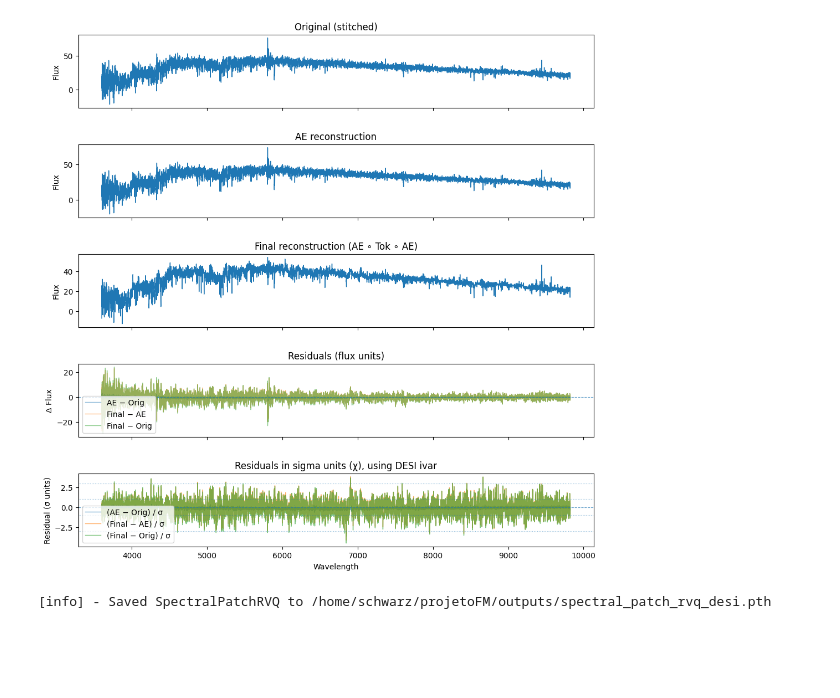
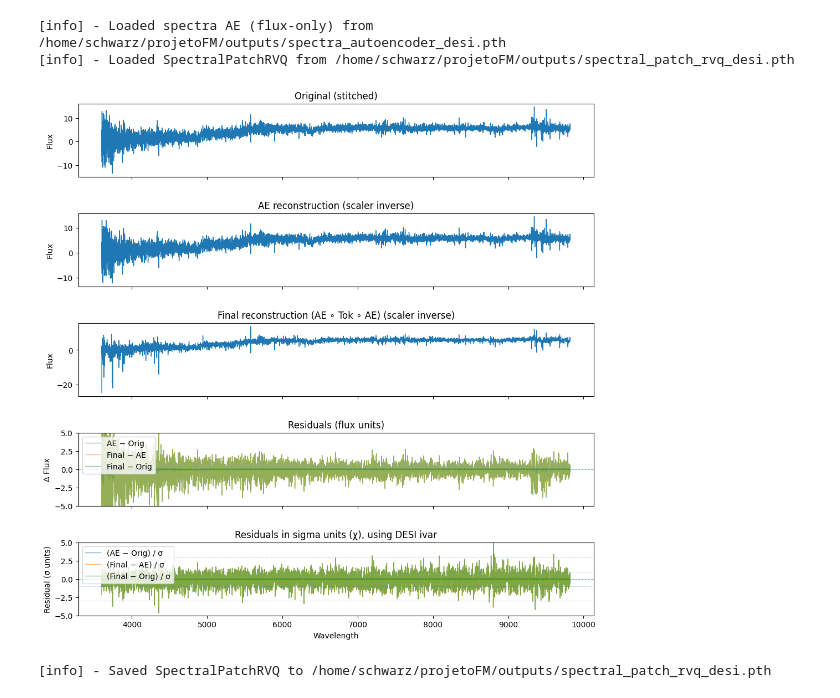
Before and after one commit to Schwarzam/projetoFM, a Jupyter notebook: scripts/desispectra/benchmark.ipynb, the cells around one changed output. Drawn from its saved outputs; the diff is of its cells as text; code cells hidden in the pictures; blank space fills up the shorter version.

Commit message:
fixed scaler

```diff
--- a/scripts/desispectra/benchmark.ipynb
+++ b/scripts/desispectra/benchmark.ipynb
@@ -291,18 +52,0 @@ loader_lat = DataLoader(
-# %%
-from astromodal.tokenizers.spectralrvq import SpectralPatchRVQ
-from astromodal.tokenizers.rvq import ResidualVQ
-import torch
-
-device = torch.device("cuda" if torch.cuda.is_available() else "cpu")
-
-P = 2
-C = LATENT_DIM
-D = P * C
-
-rvq = ResidualVQ(dim=D, num_stages=3, codebook_size=1024, decay=0.99).to(device)
-tok = SpectralPatchRVQ(rvq=rvq, patch_size=P, channels=C).to(device)
-
-tok.train()
-for epoch in range(20):
-    stats = tok.train_epoch(loader_lat, device=device, update_ema=True)
-    print(epoch, stats)
@@ -330,7 +53,23 @@ for epoch in range(20):
+# %%
+from astromodal.models.spectral_autoencoder import SpectraAutoEncoder
+from astromodal.models.scaler1d import StandardScaler1D
+from astromodal.tokenizers.spectralrvq import SpectralPatchRVQ
+
+model = SpectraAutoEncoder.load_from_file(Path(config['models_folder']) / "spectra_autoencoder_desi.pth")
+model.eval()
+
+scaler = StandardScaler1D.load(Path(config['models_folder']) / "scalers" / "desi_flux_standard_scaler.npz")
+
+tok = SpectralPatchRVQ.load_from_file(Path(config['models_folder']) / "spectral_patch_rvq_desi.pth")
+# %% [output]
+[info] - Loaded spectra AE (flux-only) from /home/schwarz/projetoFM/outputs/spectra_autoencoder_desi.pth
+[info] - Loaded SpectralPatchRVQ from /home/schwarz/projetoFM/outputs/spectral_patch_rvq_desi.pth
 # %%
 import numpy as np
 import torch
 import matplotlib.pyplot as plt
+
+from astromodal.datasets.desi_spectra import stitch_desi_arms
 
 @torch.no_grad()
 def run_full_chain_and_plot_with_scaler(
@@ -485,6 +224,11 @@ def run_full_chain_and_plot_with_scaler(
         axes[3].plot(w[m], resid_final_vs_ae[m], lw=1, label="Final − AE", alpha=0.5)
         axes[3].plot(w[m], resid_final[m], lw=1, label="Final − Orig", alpha=0.5)
         axes[3].axhline(0.0, ls="--", lw=0.8, alpha=0.7)
+
+        # set y-axis limits to between -5 and +5 flux units
+        ymin, ymax = axes[3].get_ylim()
+        axes[3].set_ylim(max(ymin, -5), min(ymax, 5))
+
         axes[3].set_ylabel("Δ Flux")
         axes[3].set_title("Residuals (flux units)")
         axes[3].legend()
@@ -497,6 +241,11 @@ def run_full_chain_and_plot_with_scaler(
         axes[4].axhline(-1.0, ls=":", lw=0.8, alpha=0.5)
         axes[4].axhline(+3.0, ls=":", lw=0.8, alpha=0.5)
         axes[4].axhline(-3.0, ls=":", lw=0.8, alpha=0.5)
+
+        # limit y-axis to between -5 and +5
+        ymin, ymax = axes[4].get_ylim()
+        axes[4].set_ylim(max(ymin, -5), min(ymax, 5))
+
         axes[4].set_ylabel("Residual (σ units)")
         axes[4].set_xlabel("Wavelength")
         axes[4].set_title("Residuals in sigma units (χ), using DESI ivar")
@@ -509,15 +258,16 @@ def run_full_chain_and_plot_with_scaler(
 # %%
 row = train_df.row(random.randint(0, train_df.height - 1), named=True)
 
-out = run_full_chain_and_plot(
+out = run_full_chain_and_plot_with_scaler(
     row=row,
     ae_model=model,
     tok_model=tok,     # trained RVQ tokenizer over AE latents
+    scaler=scaler,     # added scaler
     device="cuda",
     plot=True,
 )
 # %% [output]
-[figure, old version]
+[figure, new version]
 # %%
 tok.save(Path(config['models_folder']) / "spectral_patch_rvq_desi.pth")
 # %% [output]
```
Also changed, not shown: parts of 7 cells of this notebook, 1 other file.
